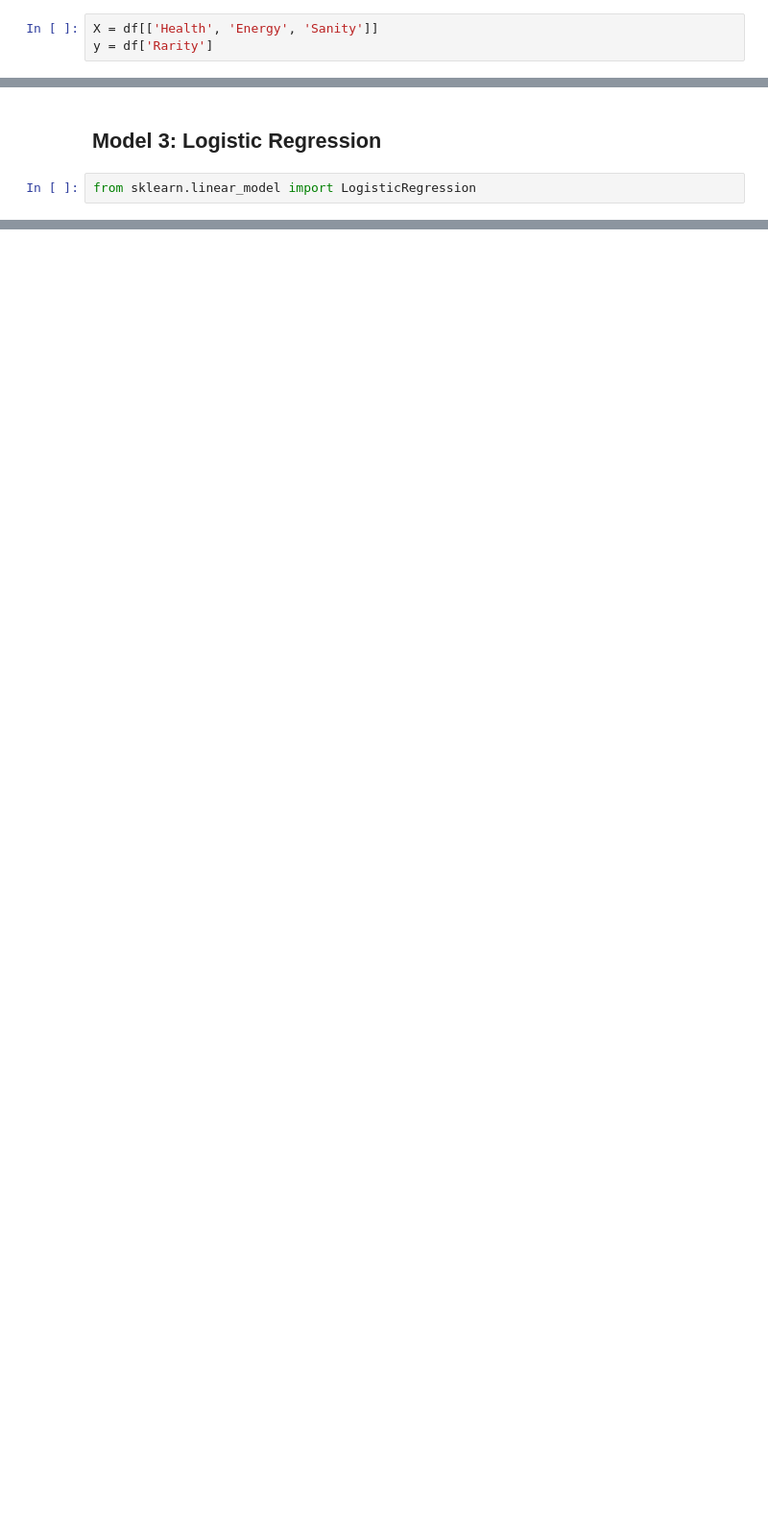
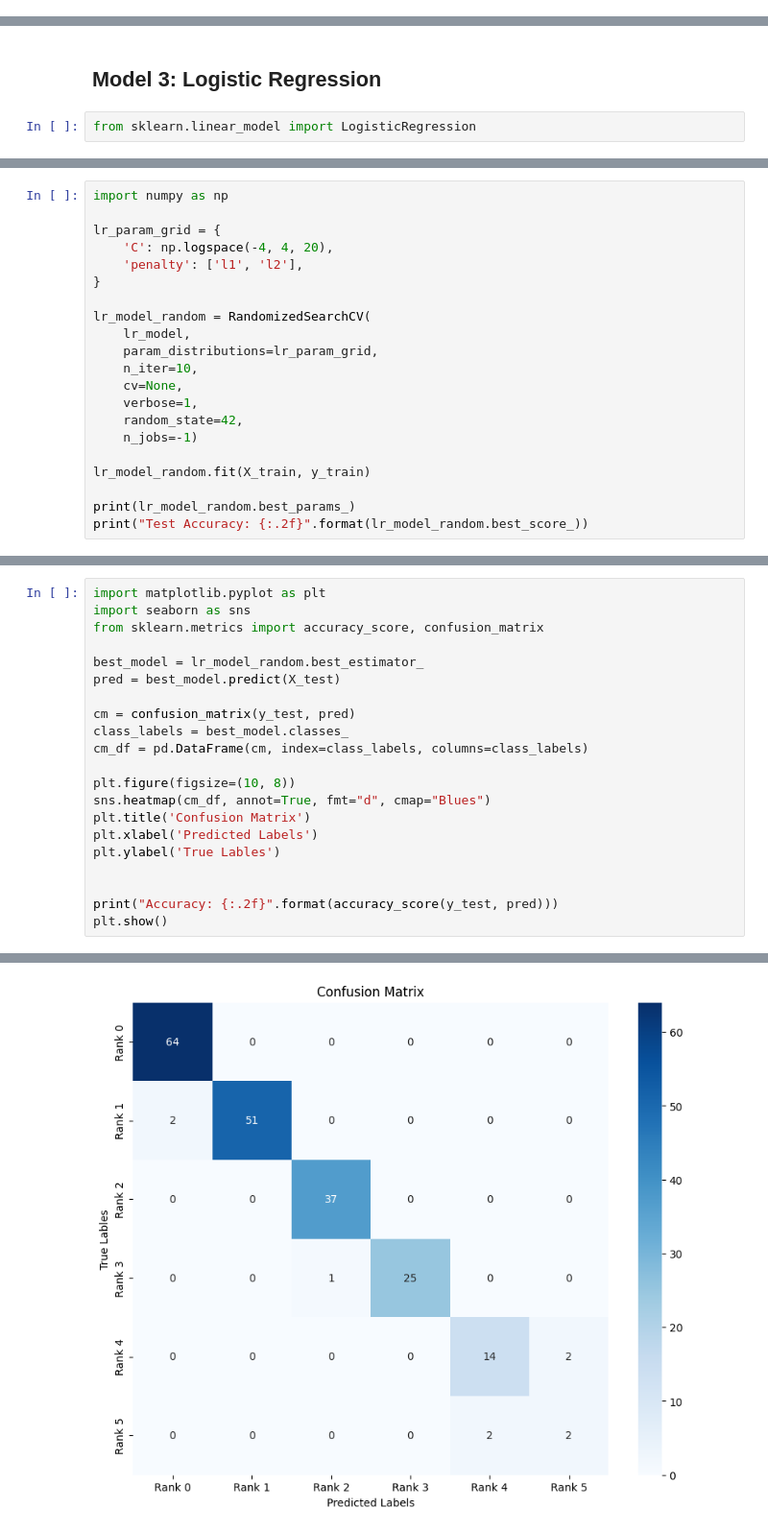
Before and after one commit to anthonystansall/BandersnatchStarter, a Jupyter notebook: notebooks/ML Model Testing.ipynb, the cells around one changed output, grey strips where cells are left out. Shown at 96% size. Drawn from its saved outputs; the diff is of its cells as text; blank space fills up the shorter version.

Commit message:
Finalize best model

```diff
--- a/notebooks/ML Model Testing.ipynb
+++ b/notebooks/ML Model Testing.ipynb
@@ -22,8 +48,5 @@ df.head()
 # %%
 from sklearn.model_selection import train_test_split
-# %%
-X = df[['Health', 'Energy', 'Sanity']]
-y = df['Rarity']
 # %%
 X_train, X_test, y_train, y_test = train_test_split(X, y, test_size=0.2, random_state=42)
 # %% [markdown]
@@ -83,0 +170,21 @@ Please also refer to the documentation for alternative solver options:
+# %%
+import numpy as np
+
+lr_param_grid = {
+    'C': np.logspace(-4, 4, 20),
+    'penalty': ['l1', 'l2'],
+}
+
+lr_model_random = RandomizedSearchCV(
+    lr_model,
+    param_distributions=lr_param_grid,
+    n_iter=10,
+    cv=None,
+    verbose=1,
+    random_state=42,
+    n_jobs=-1)
+
+lr_model_random.fit(X_train, y_train)
+
+print(lr_model_random.best_params_)
+print("Test Accuracy: {:.2f}".format(lr_model_random.best_score_))
@@ -83,0 +214,22 @@ Please also refer to the documentation for alternative solver options:
+# %%
+import matplotlib.pyplot as plt
+import seaborn as sns
+from sklearn.metrics import accuracy_score, confusion_matrix
+
+best_model = lr_model_random.best_estimator_
+pred = best_model.predict(X_test)
+
+cm = confusion_matrix(y_test, pred)
+class_labels = best_model.classes_
+cm_df = pd.DataFrame(cm, index=class_labels, columns=class_labels)
+
+plt.figure(figsize=(10, 8))
+sns.heatmap(cm_df, annot=True, fmt="d", cmap="Blues")
+plt.title('Confusion Matrix')
+plt.xlabel('Predicted Labels')
+plt.ylabel('True Lables')
+
+
+print("Accuracy: {:.2f}".format(accuracy_score(y_test, pred)))
+plt.show()
+# %% [output]
@@ -83,0 +237 @@ Please also refer to the documentation for alternative solver options:
+[figure, added]
```
Also changed, not shown: parts of 20 cells of this notebook, 1 other file.
